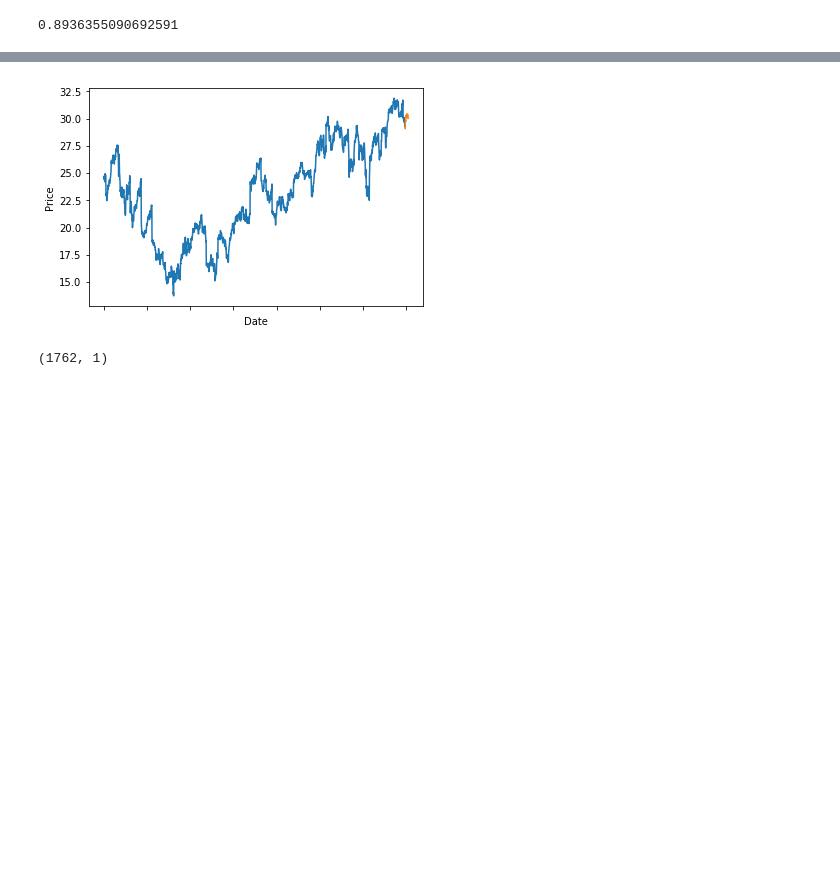
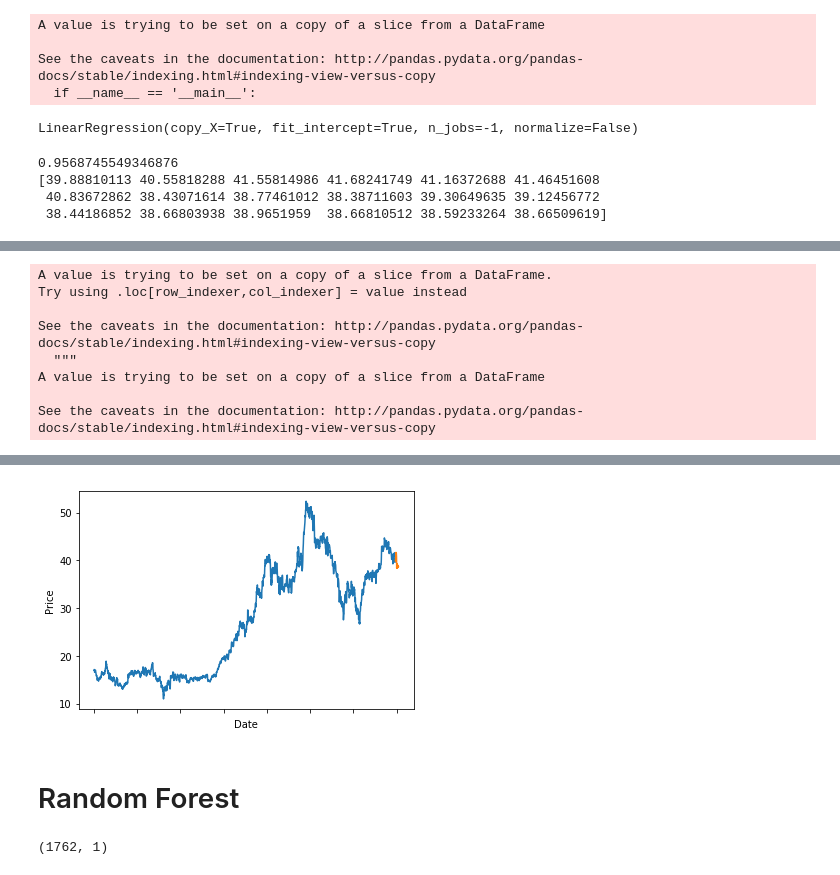
Before and after one commit to MR-NISHANK/stock_prediction, a Jupyter notebook: stock_prediction.ipynb, the cells around one changed output, grey strips where cells are left out. Cells and saved outputs as stored; diff of their text form; code cells hidden in the pictures; blank space fills up the shorter version.

```diff
--- a/stock_prediction.ipynb
+++ b/stock_prediction.ipynb
@@ -29,5 +0,0 @@ stock_prediction.ipynb
-# %%
-df=pd.read_csv('../stock_exchange/prices.csv')
-print(df.tail(20))
-df=df.loc[df['symbol'] == 'CSCO']
-print(df.tail(8))
@@ -55,0 +23,3 @@ import math
+# %%
+data=pd.read_csv('../stock_exchange/prices.csv')
+YHOO=data.loc[data['symbol'] == 'YHOO']
@@ -56,9 +28,11 @@ import math
 # %%
+# step1:
+
 forecast_col = 'close'
-df.fillna(value=-99999, inplace=True)
+YHOO.fillna(value=-99999, inplace=True)
 forecast_out = int(math.ceil(0.01 * len(df)))
 print(forecast_out)
-df['label'] = df[forecast_col].shift(-forecast_out)
-print(df.head())
+YHOO['label'] = YHOO[forecast_col].shift(-forecast_out)
+#print(df.head())
 # %% [output]
 18
@@ -78,29 +44,43 @@ print(df.head())
 # %%
-#X = np.array(df.drop(['label'], 1))
-
-X=np.array(df.drop(['label','symbol','date'], axis=1))
+# Step2:
+X=np.array(YHOO.drop(['label','symbol','date'], axis=1))
 #print(X)
 X = preprocessing.scale(X)
 #print(X)
 X_lately = X[-forecast_out:]
 #print(X_lately)
 X = X[:-forecast_out]
-df.dropna(inplace=True)
-y = np.array(df['label'])
+YHOO.dropna(inplace=True)
+y = np.array(YHOO['label'])
 X_train, X_test, y_train, y_test = cross_validation.train_test_split(X, y, test_size=0.2)
+# %% [output]
+A value is trying to be set on a copy of a slice from a DataFrame
+
+See the caveats in the documentation: http://pandas.pydata.org/pandas-docs/stable/indexing.html#indexing-view-versus-copy
+  if __name__ == '__main__':
 # %%
+# Step3: Train
 clf = LinearRegression(n_jobs=-1)
 clf.fit(X_train, y_train)
-confidence = clf.score(X_test, y_test)
-print(confidence)
 # %% [output]
-0.8936355090692591
+LinearRegression(copy_X=True, fit_intercept=True, n_jobs=-1, normalize=False)
+# %%
+#confident
+confidence = clf.score(X_test, y_test)
+print(confidence)
+#Predict
+Linear_REG=clf.predict(X_test)
+# %% [output]
+0.9568745549346876
+[39.88810113 40.55818288 41.55814986 41.68241749 41.16372688 41.46451608
+ 40.83672862 38.43071614 38.77461012 38.38711603 39.30649635 39.12456772
+ 38.44186852 38.66803938 38.9651959  38.66810512 38.59233264 38.66509619]
 # %%
-import time
+#final Step :
 forecast_set = clf.predict(X_lately)
 print(forecast_set)
-df['Forecast'] = np.nan
-last_date = df.iloc[-1].date
+YHOO['Forecast'] = np.nan
+last_date = YHOO.iloc[-1].date
 last_date=dt.strptime(last_date, '%Y-%m-%d')
 #timestamp = time.mktime(time_123)
 #a=repr(last_date)
@@ -120,10 +100,10 @@ for i in forecast_set:
     #next_date = dt.fromtimestamp(next_u)
     next_u += 86400
     next_unix = dt.fromtimestamp(next_u)
-    df.loc[next_unix] = [np.nan for _ in range(len(df.columns)-1)]+[i]
-print(df.tail())
-df['close'].plot()
-df['Forecast'].plot()
+    YHOO.loc[next_unix] = [np.nan for _ in range(len(CSCO.columns)-1)]+[i]
+print(YHOO.tail())
+YHOO['close'].plot()
+YHOO['Forecast'].plot()
 #plt.legend(loc=4)
 plt.xlabel('Date')
 plt.ylabel('Price')
@@ -150,0 +118,8 @@ plt.show()
+A value is trying to be set on a copy of a slice from a DataFrame.
+Try using .loc[row_indexer,col_indexer] = value instead
+
+See the caveats in the documentation: http://pandas.pydata.org/pandas-docs/stable/indexing.html#indexing-view-versus-copy
+  """
+A value is trying to be set on a copy of a slice from a DataFrame
+
+See the caveats in the documentation: http://pandas.pydata.org/pandas-docs/stable/indexing.html#indexing-view-versus-copy
@@ -151,2 +139,4 @@ plt.show()
-[figure, old version]
+[figure, new version]
+# %% [markdown]
+# Random Forest
 # %%
```
Also changed, not shown: parts of 27 cells of this notebook.
